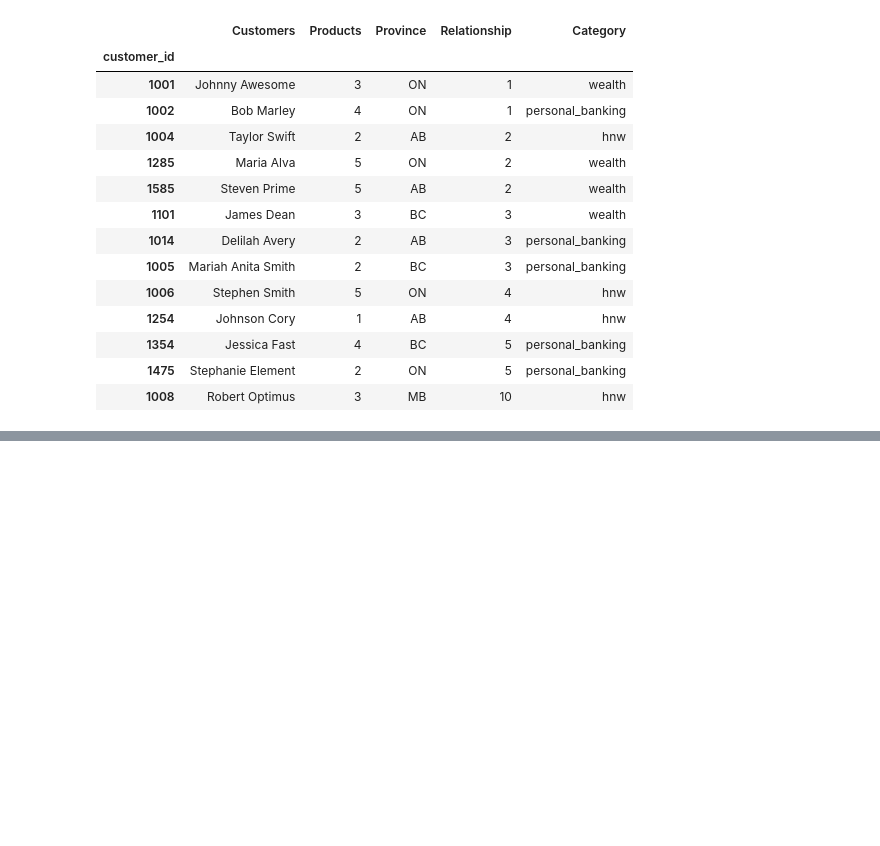
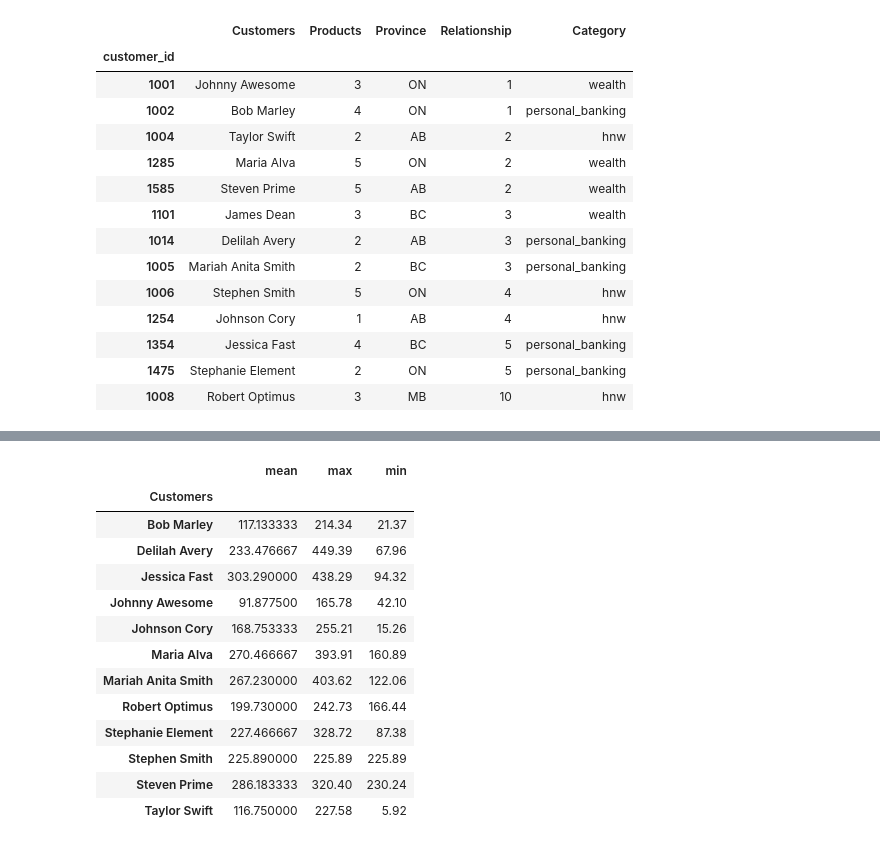
Before and after one commit to arshiaarora10/DatascienceAA, a Jupyter notebook: Class1/17May Practice.ipynb, the cells around one changed output, grey strips where cells are left out. Cells and saved outputs as stored; diff of their text form; code cells hidden in the pictures; blank space fills up the shorter version.

```diff
--- a/Class1/17May Practice.ipynb
+++ b/Class1/17May Practice.ipynb
@@ -395,0 +501,17 @@ Table1.sort_values('Relationship',ascending=True)
+# %%
+FinalTable.groupby('Customers')['txn_total'].aggregate(['mean','max','min'])
+# %% [output]
+|  | mean | max | min |
+| Customers |  |  |  |
+| Bob Marley | 117.133333 | 214.34 | 21.37 |
+| Delilah Avery | 233.476667 | 449.39 | 67.96 |
+| Jessica Fast | 303.290000 | 438.29 | 94.32 |
+| Johnny Awesome | 91.877500 | 165.78 | 42.10 |
+| Johnson Cory | 168.753333 | 255.21 | 15.26 |
+| Maria Alva | 270.466667 | 393.91 | 160.89 |
+| Mariah Anita Smith | 267.230000 | 403.62 | 122.06 |
+| Robert Optimus | 199.730000 | 242.73 | 166.44 |
+| Stephanie Element | 227.466667 | 328.72 | 87.38 |
+| Stephen Smith | 225.890000 | 225.89 | 225.89 |
+| Steven Prime | 286.183333 | 320.40 | 230.24 |
+| Taylor Swift | 116.750000 | 227.58 | 5.92 |
```
Also changed, not shown: parts of 15 cells of this notebook, 2 other files.
